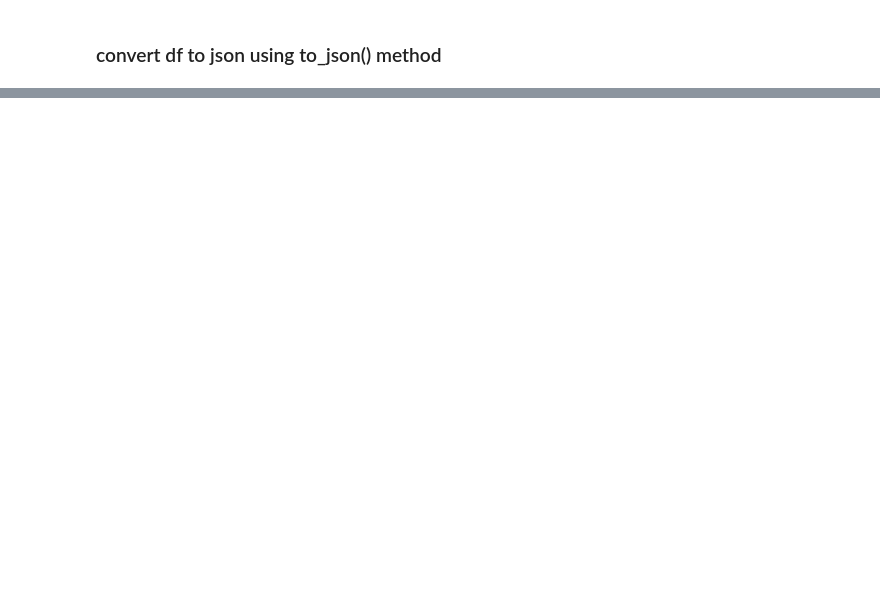
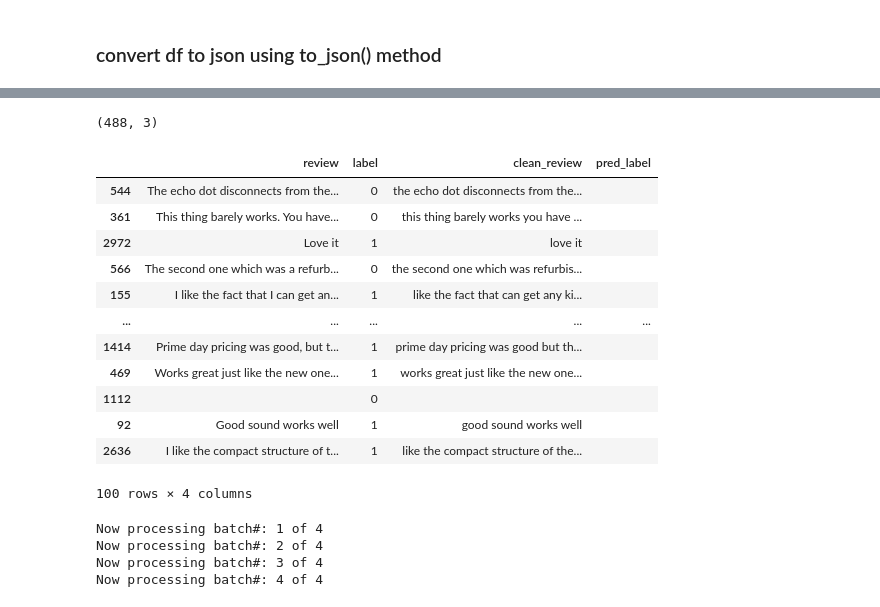
Before and after one commit to Nawel-Bellil/sentinent-analysis-using-gemini-api, a Jupyter notebook: src/amazon_f_hanson.ipynb, the cells around one changed output, grey strips where cells are left out. Drawn from its saved outputs; the diff is of its cells as text; code cells hidden in the pictures; blank space fills up the shorter version.

```diff
--- a/src/amazon_f_hanson.ipynb
+++ b/src/amazon_f_hanson.ipynb
@@ -348,0 +334,24 @@ AuthenticationError: Incorrect API key provided: your_ope*******_key. You can fi
+# %%
+test_set.shape
+# %% [output]
+(488, 3)
+# %%
+test_set_total = test_set.sample(100)
+
+test_set_total['pred_label'] = ''
+
+test_set_total
+# %% [output]
+|  | review | label | clean_review | pred_label |
+| 544 | The echo dot disconnects from the... | 0 | the echo dot disconnects from the... |  |
+| 361 | This thing barely works. You have... | 0 | this thing barely works you have ... |  |
+| 2972 | Love it | 1 | love it |  |
+| 566 | The second one which was a refurb... | 0 | the second one which was refurbis... |  |
+| 155 | I like the fact that I can get an... | 1 | like the fact that can get any ki... |  |
+| ... | ... | ... | ... | ... |
+| 1414 | Prime day pricing was good, but t... | 1 | prime day pricing was good but th... |  |
+| 469 | Works great just like the new one... | 1 | works great just like the new one... |  |
+| 1112 |  | 0 |  |  |
+| 92 | Good sound works well | 1 | good sound works well |  |
+| 2636 | I like the compact structure of t... | 1 | like the compact structure of the... |  |
+100 rows × 4 columns
@@ -348,0 +405,11 @@ AuthenticationError: Incorrect API key provided: your_ope*******_key. You can fi
+# %%
+batch_count = len(batches)
+responses = []
+
+for i in range(0,batch_count):
+  responses.append(gemini_completion_function(batches[i],i,batch_count))
+# %% [output]
+Now processing batch#: 1 of 4
+Now processing batch#: 2 of 4
+Now processing batch#: 3 of 4
+Now processing batch#: 4 of 4
```
Also changed, not shown: parts of 23 cells of this notebook, 1 other file.
